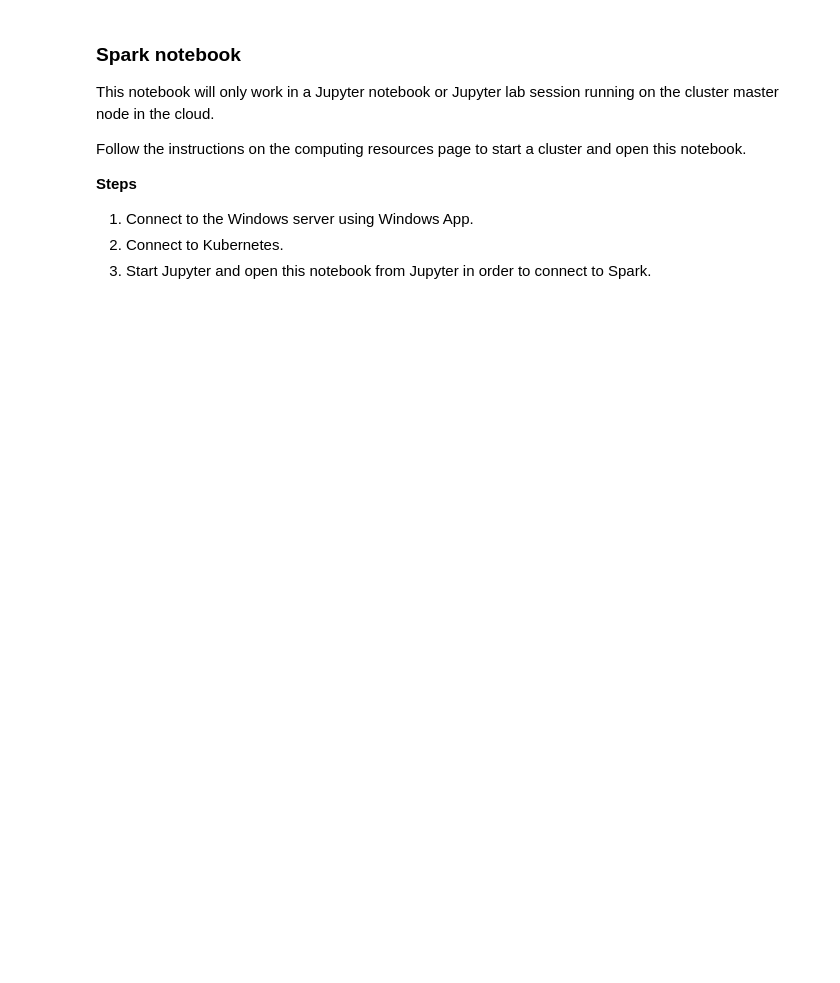
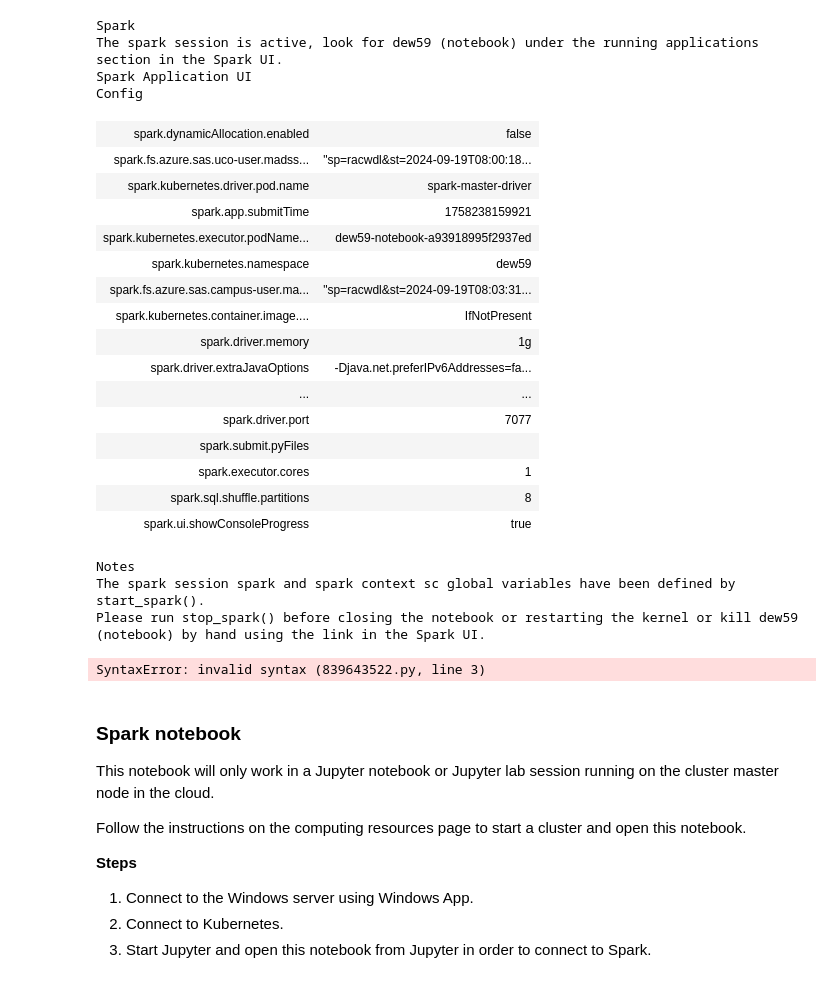
Before and after one commit to david-ewing-nz/ghcn-notebooks, a Jupyter notebook: code/20250919A_Analysis.ipynb, the cells around one changed output. Drawn from its saved outputs; the diff is of its cells as text; code cells hidden in the pictures; blank space fills up the shorter version.

```diff
--- a/code/20250919A_Analysis.ipynb
+++ b/code/20250919A_Analysis.ipynb
@@ -0,0 +180,5 @@
+# %%
+# Run this cell to start a spark session in this notebook
+
+start_spark(executor_instances=2, executor_cores=1, worker_memory=1, master_memory=1)
+# %% [output]
@@ -0,0 +190,41 @@
+Spark
+The spark session is active, look for dew59 (notebook) under the running applications section in the Spark UI.
+Spark Application UI
+Config
+| spark.dynamicAllocation.enabled | false |
+| spark.fs.azure.sas.uco-user.madss... | "sp=racwdl&st=2024-09-19T08:00:18... |
+| spark.kubernetes.driver.pod.name | spark-master-driver |
+| spark.app.submitTime | 1758238159921 |
+| spark.kubernetes.executor.podName... | dew59-notebook-a93918995f2937ed |
+| spark.kubernetes.namespace | dew59 |
+| spark.fs.azure.sas.campus-user.ma... | "sp=racwdl&st=2024-09-19T08:03:31... |
+| spark.kubernetes.container.image.... | IfNotPresent |
+| spark.driver.memory | 1g |
+| spark.driver.extraJavaOptions | -Djava.net.preferIPv6Addresses=fa... |
+| ... | ... |
+| spark.driver.port | 7077 |
+| spark.submit.pyFiles |  |
+| spark.executor.cores | 1 |
+| spark.sql.shuffle.partitions | 8 |
+| spark.ui.showConsoleProgress | true |
+Notes
+The spark session spark and spark context sc global variables have been defined by start_spark().
+Please run stop_spark() before closing the notebook or restarting the kernel or kill dew59 (notebook) by hand using the link in the Spark UI.
+# %%
+### Machine learning in Spark ###
+
+The code below trains a logistic regression model in Spark.
+
+**Sections**
+
+- [Data](#Data)
+- [Feature engineering](#Feature-engineering)
+- [Training](#Training)
+- [Evaluating](#Evaluating)
+
+**Key points**
+
+- The data below is transcribed from the `mtcars` dataset in R.
+- The classification metrics are generated using multiple `.count()` actions and would be inefficient unless `pred` is cached.
+# %% [output]
+SyntaxError: invalid syntax (839643522.py, line 3)
```
Also changed, not shown: parts of 13 cells of this notebook.
